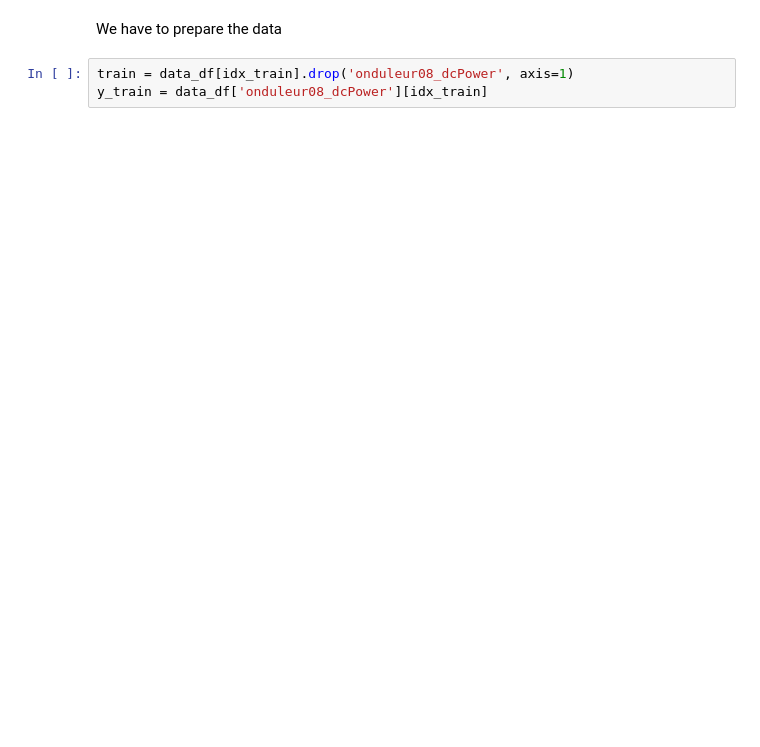
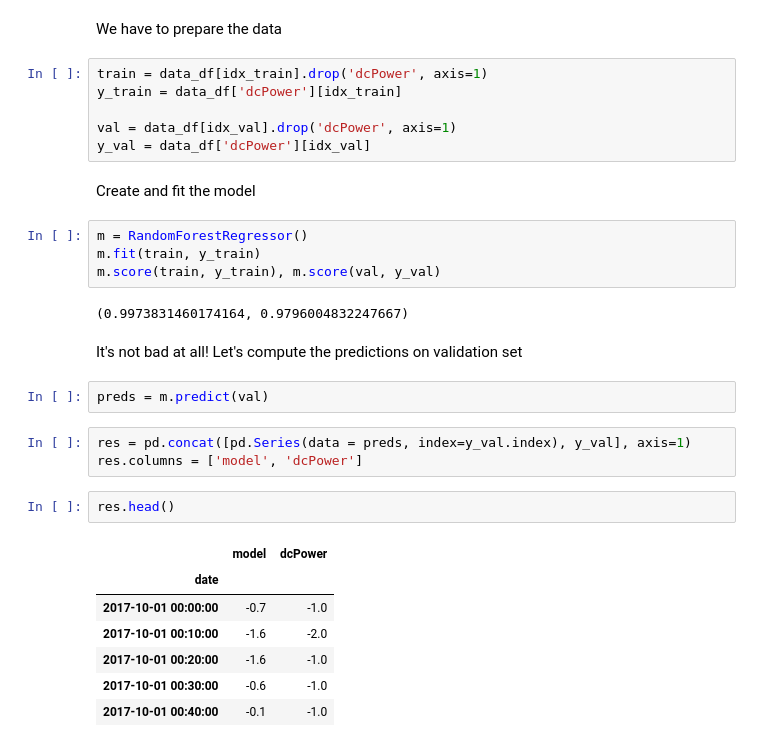
Before and after one commit to tcapelle/python_ines, a Jupyter notebook: Intro.ipynb, the cells around one changed output. Drawn from its saved outputs; the diff is of its cells as text; blank space fills up the shorter version.

```diff
--- a/Intro.ipynb
+++ b/Intro.ipynb
@@ -356,5 +365,33 @@ from sklearn.ensemble import RandomForestRegressor
 # %% [markdown]
 We have to prepare the data
 # %%
-train = data_df[idx_train].drop('onduleur08_dcPower', axis=1)
-y_train = data_df['onduleur08_dcPower'][idx_train]
+train = data_df[idx_train].drop('dcPower', axis=1)
+y_train = data_df['dcPower'][idx_train]
+
+val = data_df[idx_val].drop('dcPower', axis=1)
+y_val = data_df['dcPower'][idx_val]
+# %% [markdown]
+Create and fit the model
+# %%
+m = RandomForestRegressor()
+m.fit(train, y_train)
+m.score(train, y_train), m.score(val, y_val)
+# %% [output]
+(0.9973831460174164, 0.9796004832247667)
+# %% [markdown]
+It's not bad at all! Let's compute the predictions on validation set
+# %%
+preds = m.predict(val)
+# %%
+res = pd.concat([pd.Series(data = preds, index=y_val.index), y_val], axis=1)
+res.columns = ['model', 'dcPower']
+# %%
+res.head()
+# %% [output]
+|  | model | dcPower |
+| date |  |  |
+| 2017-10-01 00:00:00 | -0.7 | -1.0 |
+| 2017-10-01 00:10:00 | -1.6 | -2.0 |
+| 2017-10-01 00:20:00 | -1.6 | -1.0 |
+| 2017-10-01 00:30:00 | -0.6 | -1.0 |
+| 2017-10-01 00:40:00 | -0.1 | -1.0 |
```
Also changed, not shown: parts of 4 cells of this notebook.
